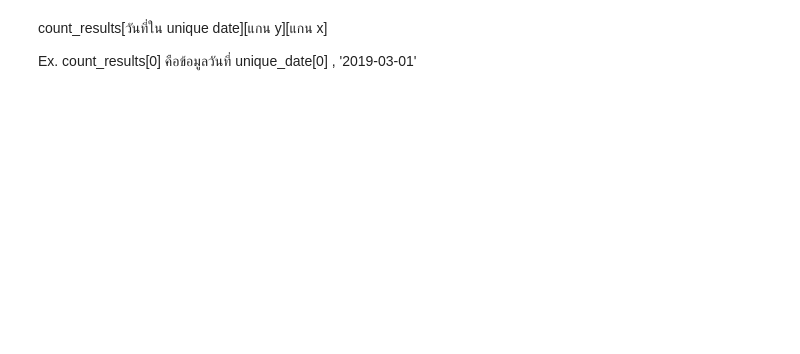
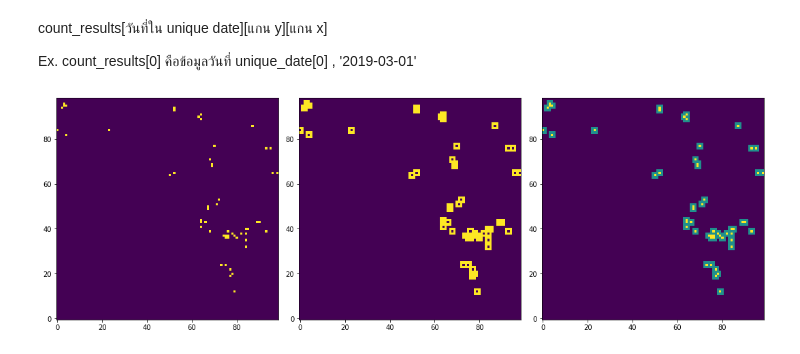
Before and after one commit to r202-coe-psu/agni, a Jupyter notebook: extras/agni-375-grid-reimpl.ipynb, the cells around one changed output. Drawn from its saved outputs; the diff is of its cells as text; code cells hidden in the pictures; blank space fills up the shorter version.

```diff
--- a/extras/agni-375-grid-reimpl.ipynb
+++ b/extras/agni-375-grid-reimpl.ipynb
@@ -164,35 +196,38 @@ def iterate(X):
 # %%
 from scipy import ndimage
 # TBD
 # the 'spreading' looks awfully like morphology dilate with 3x3  kernel of ones
 # with zero hole at the middle
 z8_kernel = np.ones((3, 3))
 z8_kernel[1,1] = 0
 # generate next iteration
-firegrid_u_next = ndimage.binary_dilation(firegrid, structure=z8_kernel, border_value=0).astype(int)
+firegrid_u_next = ndimage.binary_dilation(firegrid_u, structure=z8_kernel, border_value=0).astype(int)
 
 # for references only
 # enum gridstates {
 #   TREE = 0,
 #   FIRE = 1,
 #   BURNED = 2,
 # }
 
-plt.figure(figsize=(15,5))
+plt.figure(figsize=(15, 5))
 plt.subplot(1, 3, 1, aspect='equal')
-plt.pcolormesh(lon_edge, lat_edge, firegrid)
+#plt.pcolormesh(lon_edge_u, lat_edge_u, firegrid_u)
+plt.imshow(firegrid_u, origin='lower')
 #plt.colorbar()
 
 plt.subplot(1, 3, 2, aspect='equal')
-plt.pcolormesh(lon_edge, lat_edge, firegrid_u_next)
+plt.imshow(firegrid_u_next, origin='lower')
 #plt.colorbar()
 
 plt.subplot(1, 3, 3, aspect='equal')
 # try to combine 2 grids together
 # the 'burned' cell will not burn further
 firegrid_u_comp = firegrid_u_next.copy()
-firegrid_u_comp[firegrid] = 2
-plt.pcolormesh(lon_edge, lat_edge, firegrid_u_comp)
+firegrid_u_comp[firegrid_u] = 2
+plt.imshow(firegrid_u_comp, origin='lower')
 
 plt.tight_layout()
 plt.show()
+# %% [output]
+[figure, added]
```
Also changed, not shown: parts of 17 cells of this notebook.
